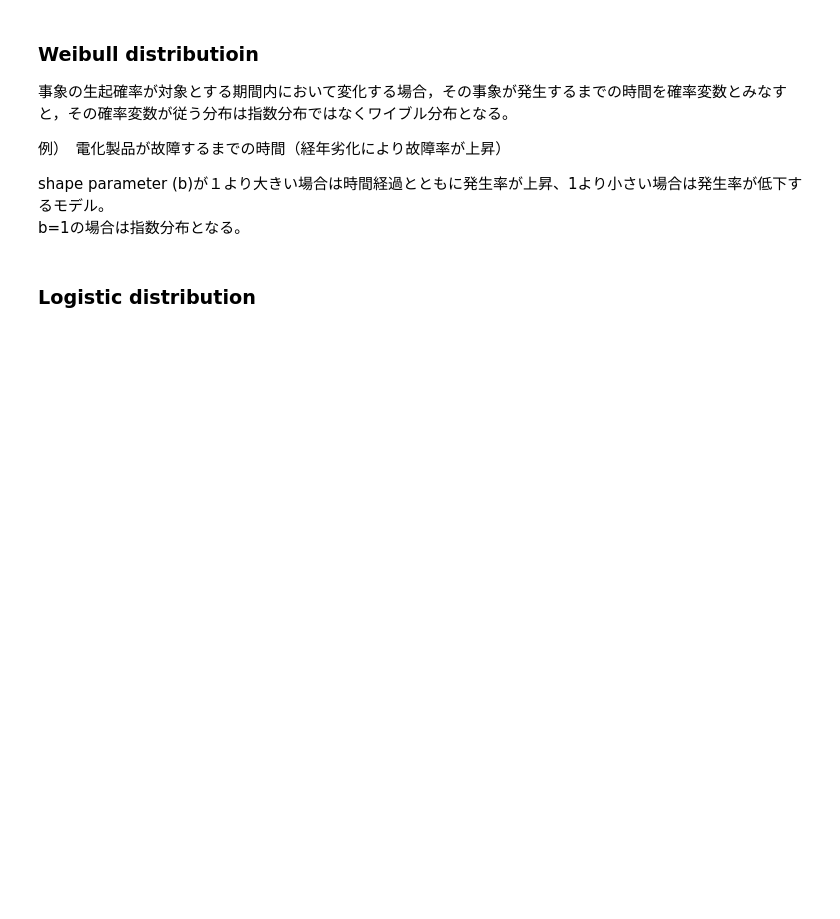
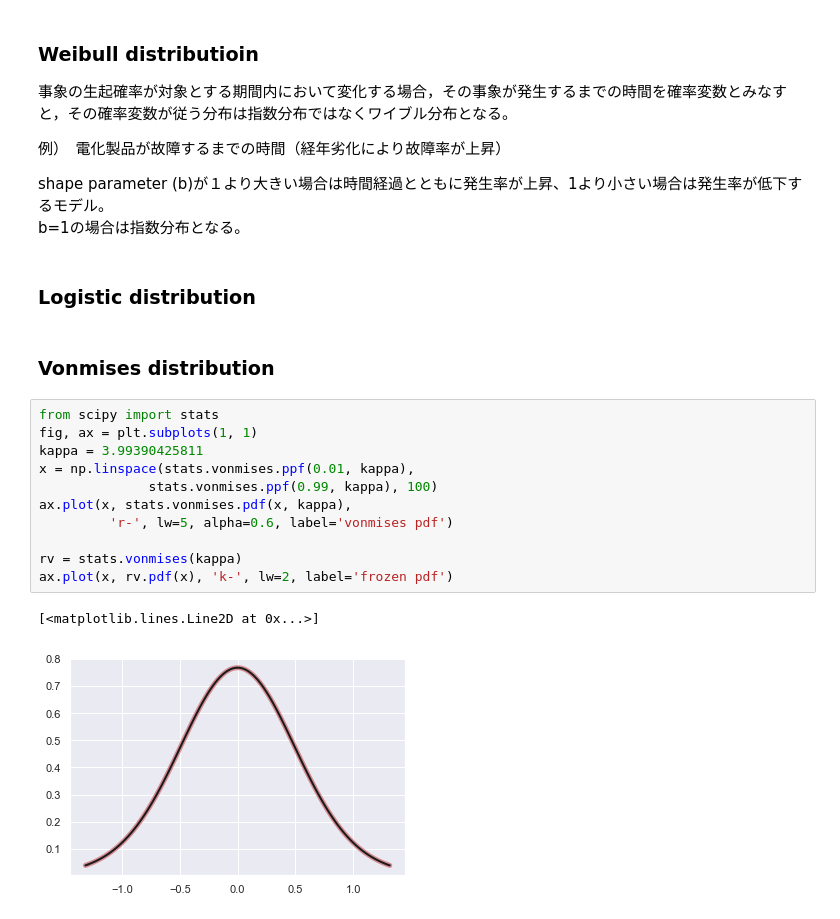
Before and after one commit to kidaufo/StatisticalModeling, a Jupyter notebook: ProbabilityDistribution.ipynb, the cells around one changed output. Cells and saved outputs as stored; diff of their text form; blank space fills up the shorter version.

```diff
--- a/ProbabilityDistribution.ipynb
+++ b/ProbabilityDistribution.ipynb
@@ -66,3 +66,19 @@ shape parameter (b)が１より大きい場合は時間経過とともに発生
 b=1の場合は指数分布となる。
 # %% [markdown]
 ### Logistic distribution
+# %% [markdown]
+### Vonmises distribution
+# %%
+from scipy import stats
+fig, ax = plt.subplots(1, 1)
+kappa = 3.99390425811
+x = np.linspace(stats.vonmises.ppf(0.01, kappa),
+              stats.vonmises.ppf(0.99, kappa), 100)
+ax.plot(x, stats.vonmises.pdf(x, kappa),
+         'r-', lw=5, alpha=0.6, label='vonmises pdf')
+
+rv = stats.vonmises(kappa)
+ax.plot(x, rv.pdf(x), 'k-', lw=2, label='frozen pdf')
+# %% [output]
+[<matplotlib.lines.Line2D at 0x...>]
+[figure, added]
```
Also changed, not shown: parts of 9 cells of this notebook, 3 other files.
